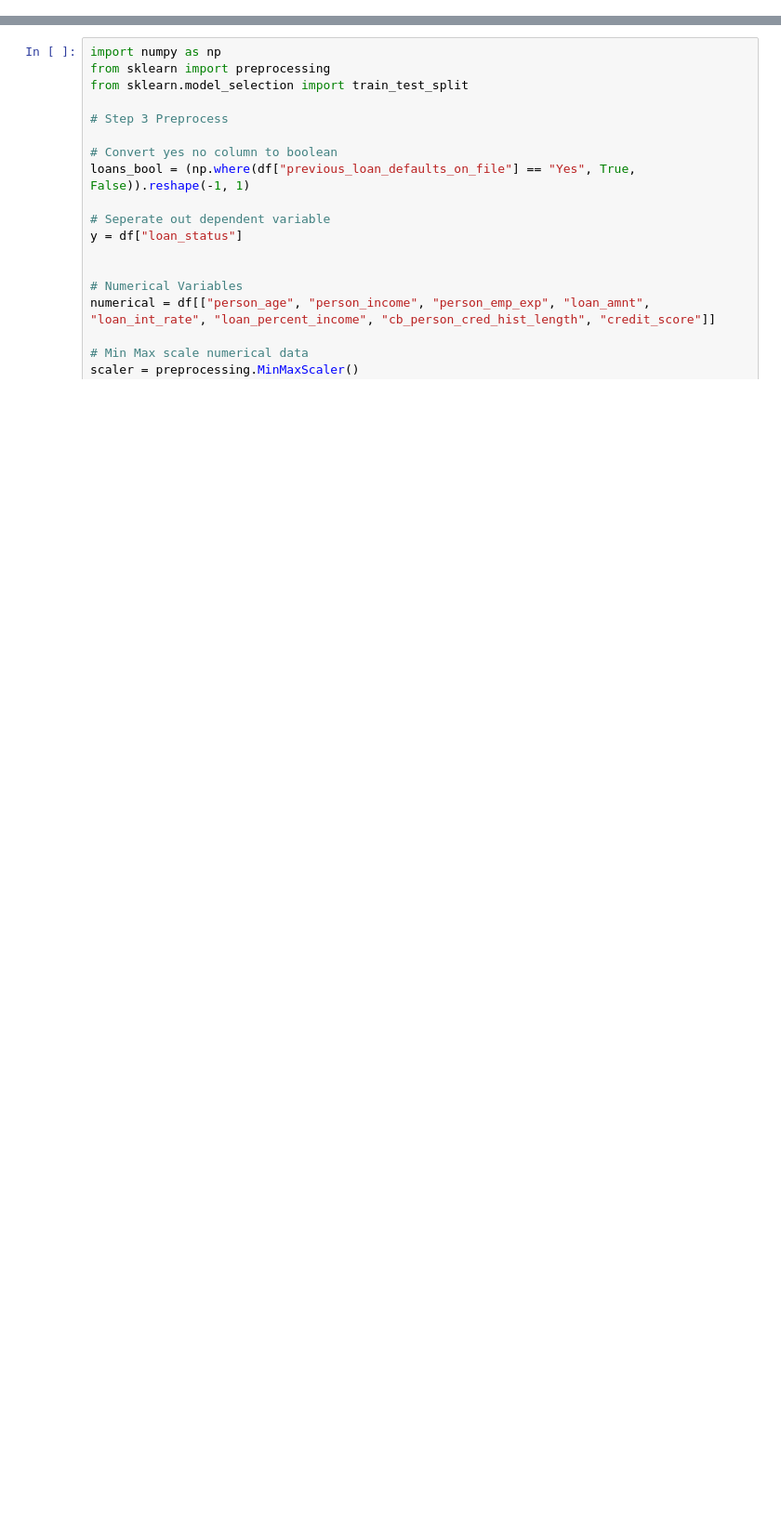
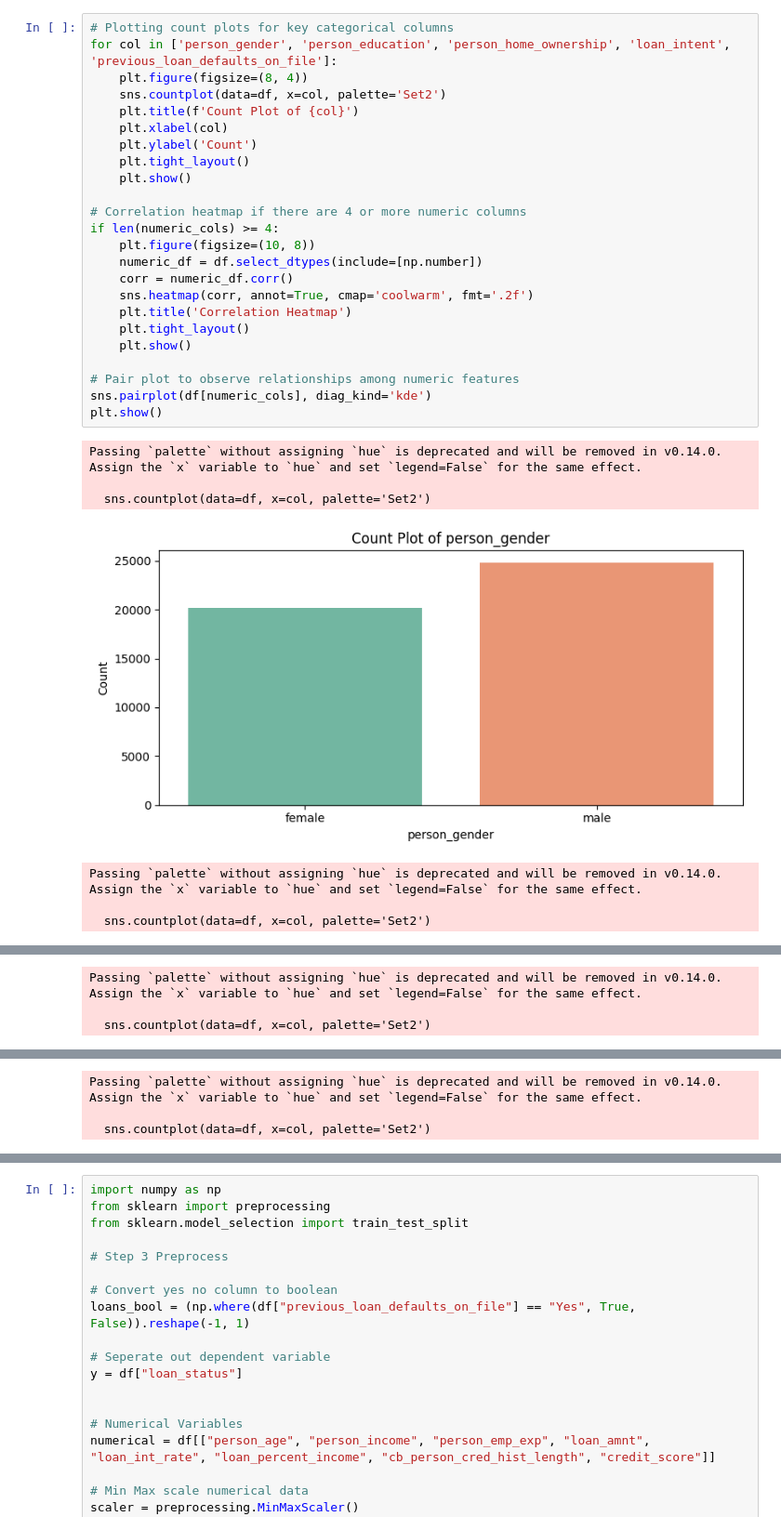
Before and after one commit to samuelbaldwin05/PredictingLoanDefaults, a Jupyter notebook: notebooks/loan_default.ipynb, the cells around one changed output, grey strips where cells are left out. Shown at 93% size. Drawn from its saved outputs; the diff is of its cells as text; blank space fills up the shorter version.

```diff
--- a/notebooks/loan_default.ipynb
+++ b/notebooks/loan_default.ipynb
@@ -95,0 +122,32 @@ df
+# %%
+# Plotting count plots for key categorical columns
+for col in ['person_gender', 'person_education', 'person_home_ownership', 'loan_intent', 'previous_loan_defaults_on_file']:
+    plt.figure(figsize=(8, 4))
+    sns.countplot(data=df, x=col, palette='Set2')
+    plt.title(f'Count Plot of {col}')
+    plt.xlabel(col)
+    plt.ylabel('Count')
+    plt.tight_layout()
+    plt.show()
+
+# Correlation heatmap if there are 4 or more numeric columns
+if len(numeric_cols) >= 4:
+    plt.figure(figsize=(10, 8))
+    numeric_df = df.select_dtypes(include=[np.number])
+    corr = numeric_df.corr()
+    sns.heatmap(corr, annot=True, cmap='coolwarm', fmt='.2f')
+    plt.title('Correlation Heatmap')
+    plt.tight_layout()
+    plt.show()
+
+# Pair plot to observe relationships among numeric features
+sns.pairplot(df[numeric_cols], diag_kind='kde')
+plt.show()
+# %% [output]
+Passing `palette` without assigning `hue` is deprecated and will be removed in v0.14.0. Assign the `x` variable to `hue` and set `legend=False` for the same effect.
+
+  sns.countplot(data=df, x=col, palette='Set2')
+[figure, added]
+Passing `palette` without assigning `hue` is deprecated and will be removed in v0.14.0. Assign the `x` variable to `hue` and set `legend=False` for the same effect.
+
+  sns.countplot(data=df, x=col, palette='Set2')
@@ -95,0 +155,3 @@ df
+Passing `palette` without assigning `hue` is deprecated and will be removed in v0.14.0. Assign the `x` variable to `hue` and set `legend=False` for the same effect.
+
+  sns.countplot(data=df, x=col, palette='Set2')
@@ -95,0 +159,3 @@ df
+Passing `palette` without assigning `hue` is deprecated and will be removed in v0.14.0. Assign the `x` variable to `hue` and set `legend=False` for the same effect.
+
+  sns.countplot(data=df, x=col, palette='Set2')
```
Also changed, not shown: parts of 14 cells of this notebook.
